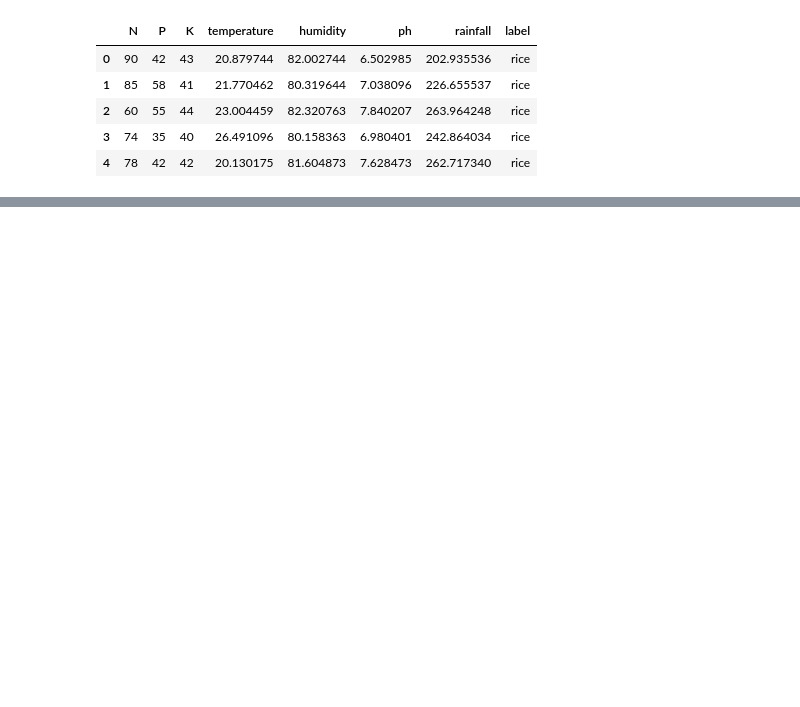
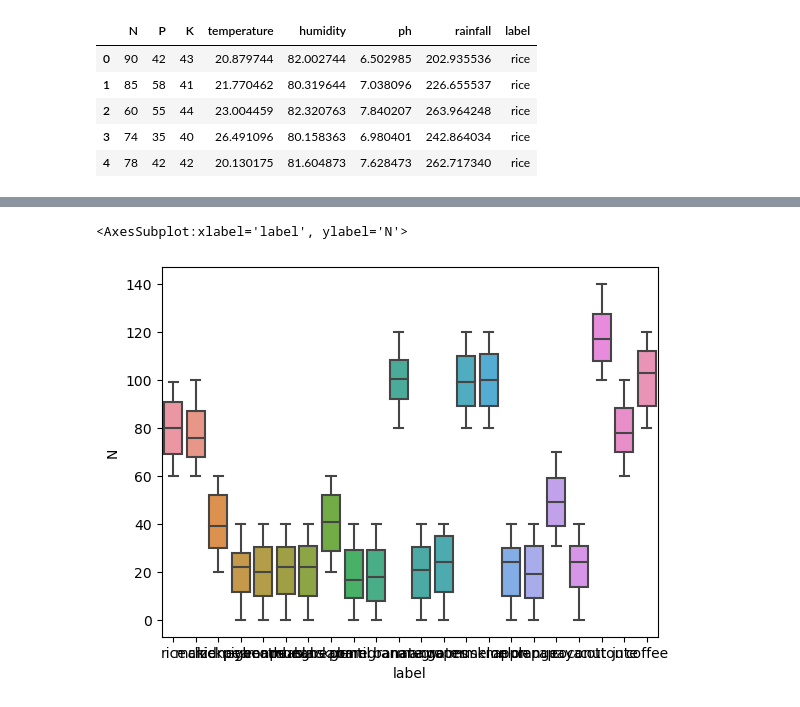
Before and after one commit to jihadqutteineh/Neural-Networks-ML, a Jupyter notebook: Jihad Qutteineh AI part 2 notebook.ipynb, the cells around one changed output, grey strips where cells are left out. Cells and saved outputs as stored; diff of their text form; code cells hidden in the pictures; blank space fills up the shorter version.

```diff
--- a/Jihad Qutteineh AI part 2 notebook.ipynb
+++ b/Jihad Qutteineh AI part 2 notebook.ipynb
@@ -36,0 +105,5 @@ cropsDf.head()
+# %%
+sns.boxplot(x="label", y="N", data=cropsDf)
+# %% [output]
+<AxesSubplot:xlabel='label', ylabel='N'>
+[figure, added]
```
Also changed, not shown: parts of 41 cells of this notebook.
